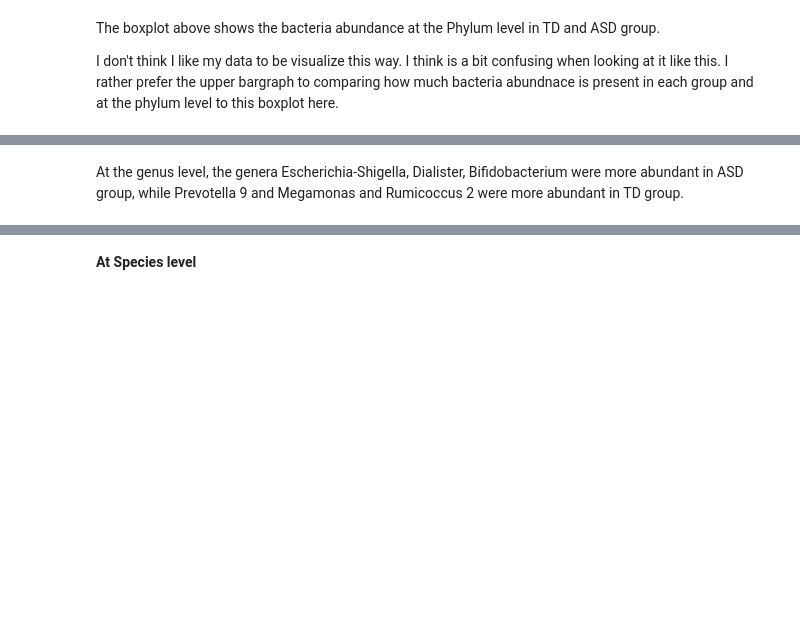
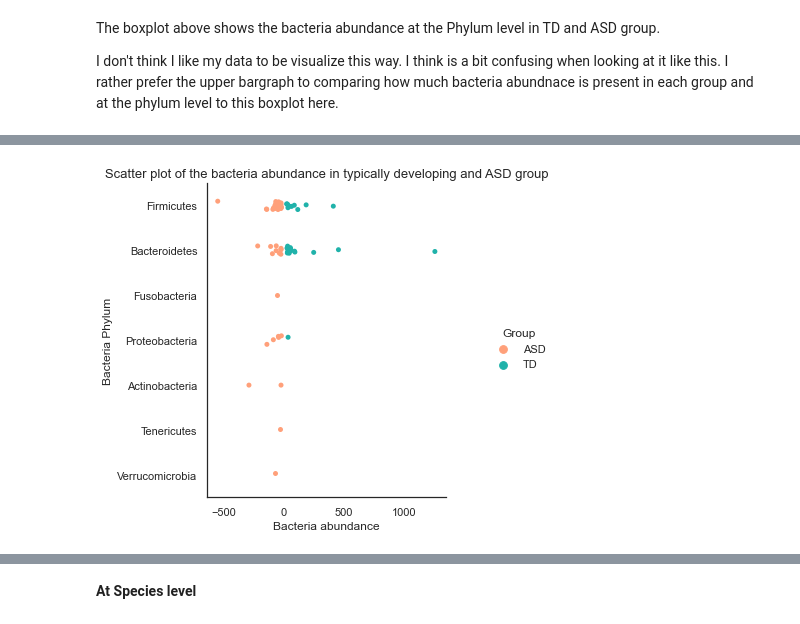
Before and after one commit to data301-2021-summer2/project-group45-project, a Jupyter notebook: analysis/Tara/milestone2/data_analysis.ipynb, the cells around one changed output, grey strips where cells are left out. Cells and saved outputs as stored; diff of their text form; code cells hidden in the pictures; blank space fills up the shorter version.

```diff
--- a/analysis/Tara/milestone2/data_analysis.ipynb
+++ b/analysis/Tara/milestone2/data_analysis.ipynb
@@ -502,28 +132,0 @@ dfG
-# %%
-#bacteria abundance at Genus level
-fig, ax = plt.subplots(figsize = (9, 35))
-
-PF = sns.barplot(y='Genus', x='TD_ASDdiff', data=df, ci=None,) #order=df.sort_values('TD_ASDdiff').Genus)
-
-# pF = sns.countplot(y='Genus', data=df, hue='Positive',)
-plt.title('The bacteria abundance at Genus level in typically developing and ASD groups')
-plt.ylabel('Genus', fontsize=11)
-plt.xlabel('Abundance', fontsize=11)
-# plt.legend(title="Group", labels=["ASD", "TD"], loc='lower right')
-ax.yaxis.set_tick_params(labelsize='large')
-plt.show()
-
-
-fig, ax = plt.subplots(figsize = (9, 35))
-b1 = sns.barplot(y='Genus', x='ASDmean', data=df, ci=None, color='lightblue')
-b2= sns.barplot(y='Genus', x='TDmean', data=df, ci=None, color='salmon')
-
-locs, labels = plt.xticks()
-plt.setp(labels, rotation=45, fontsize='large')
-plt.xlabel('Abundance', fontsize=11)
-plt.ylabel('Genus', fontsize=11)
-top_bar = mpatches.Patch(color="lightblue", label='ASD')
-bottom_bar = mpatches.Patch(color='salmon', label='TD')
-plt.legend(handles=[top_bar, bottom_bar])
-ax.yaxis.set_tick_params(labelsize='large')
-plt.show()
@@ -533,2 +133,16 @@ plt.show()
-# %% [markdown]
-At the genus level, the genera Escherichia-Shigella, Dialister, Bifidobacterium were more abundant in ASD group, while Prevotella 9 and Megamonas and Rumicoccus 2 were more abundant in TD group.
+# %%
+#I see the outliers here
+
+p3 = sns.catplot(y="Phylum", x="TD_ASDdiff", data=df, hue = "Positive", legend=True, palette = ['lightsalmon', 'lightseagreen'])
+p3._legend.set_title("Group")
+new_labels=['ASD', 'TD']
+for t, l in zip(p3._legend.texts, new_labels): t.set_text(l)
+ax.yaxis.set_tick_params(labelsize='large')
+plt.title('Scatter plot of the bacteria abundance in typically developing and ASD group', fontsize=13)
+plt.ylabel('Bacteria Phylum')
+plt.xlabel('Bacteria abundance')
+
+
+plt.show()
+# %% [output]
+[figure, added]
```
Also changed, not shown: parts of 75 cells of this notebook, 11 other files.
